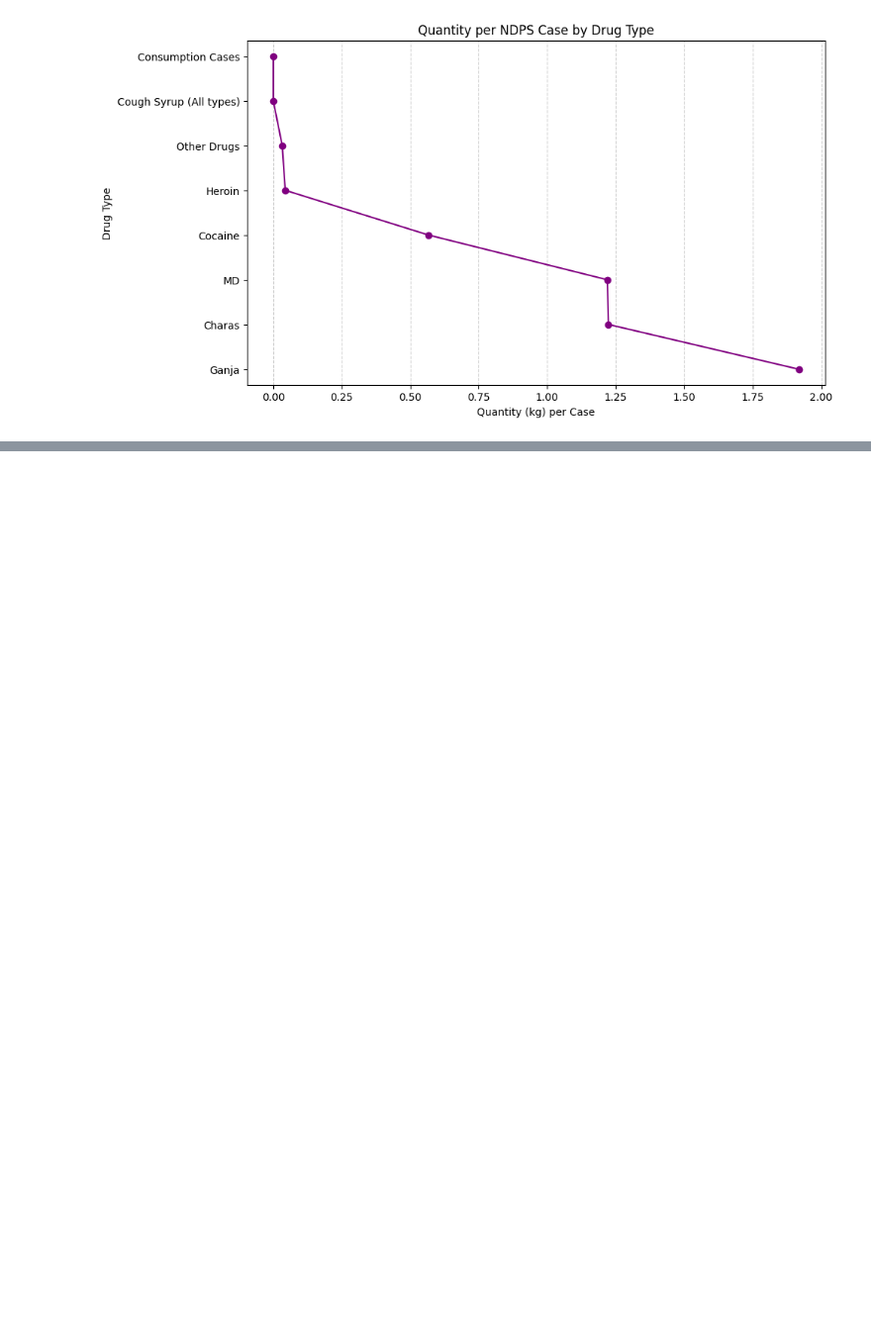
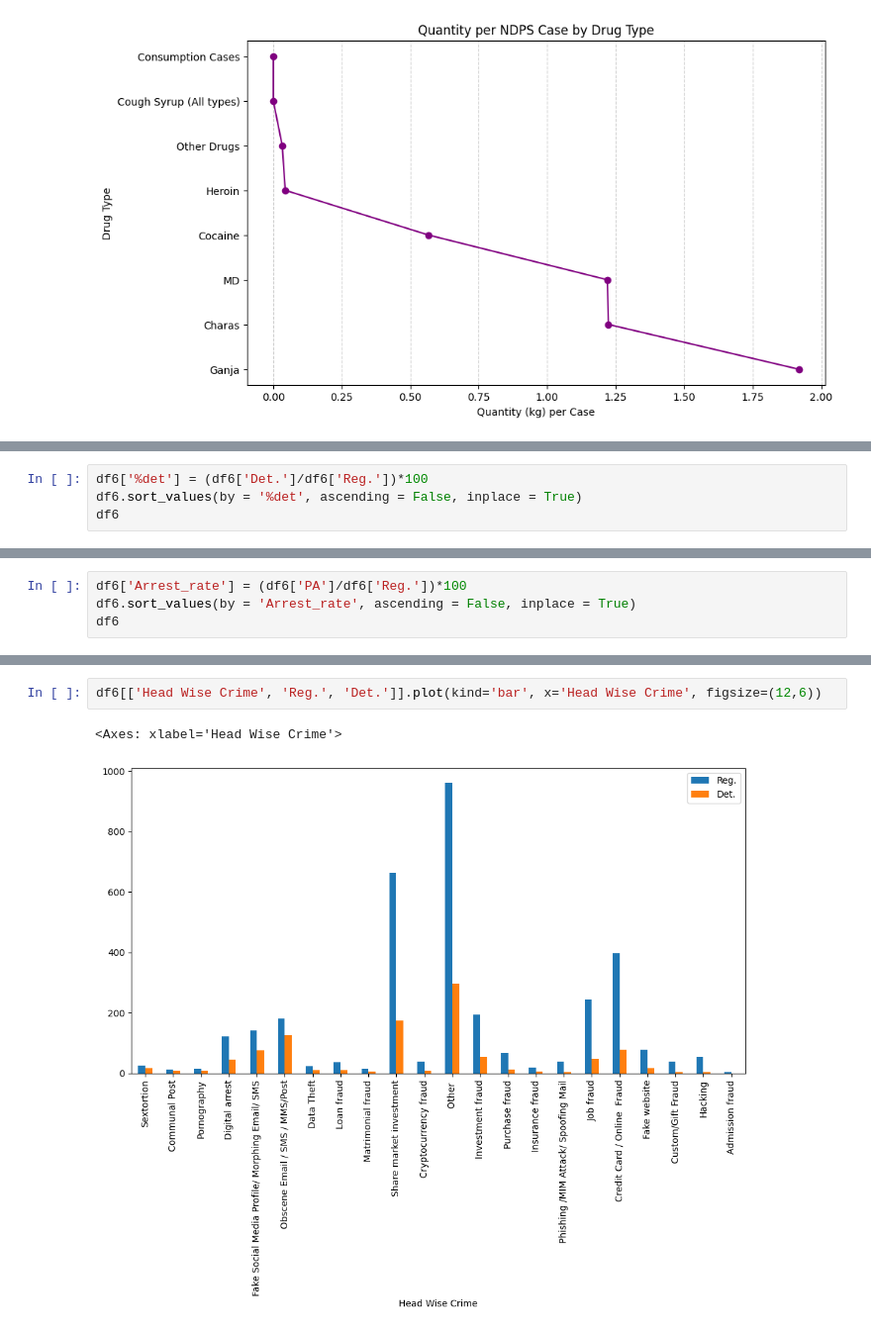
Before and after one commit to mrunmayee3108/Mumbai-Crime-data-analysis, a Jupyter notebook: crime_analysis.ipynb, the cells around one changed output, grey strips where cells are left out. Shown at 99% size. Saved outputs shown, nothing was run; the diff lists cells and outputs as text; blank space fills up the shorter version.

```diff
--- a/crime_analysis.ipynb
+++ b/crime_analysis.ipynb
@@ -354,0 +477,4 @@ plt.show()
+# %%
+df6['%det'] = (df6['Det.']/df6['Reg.'])*100
+df6.sort_values(by = '%det', ascending = False, inplace = True)
+df6
@@ -354,0 +499,4 @@ plt.show()
+# %%
+df6['Arrest_rate'] = (df6['PA']/df6['Reg.'])*100
+df6.sort_values(by = 'Arrest_rate', ascending = False, inplace = True)
+df6
@@ -354,0 +521,5 @@ plt.show()
+# %%
+df6[['Head Wise Crime', 'Reg.', 'Det.']].plot(kind='bar', x='Head Wise Crime', figsize=(12,6))
+# %% [output]
+<Axes: xlabel='Head Wise Crime'>
+[figure, added]
```
Also changed, not shown: parts of 21 cells of this notebook.
